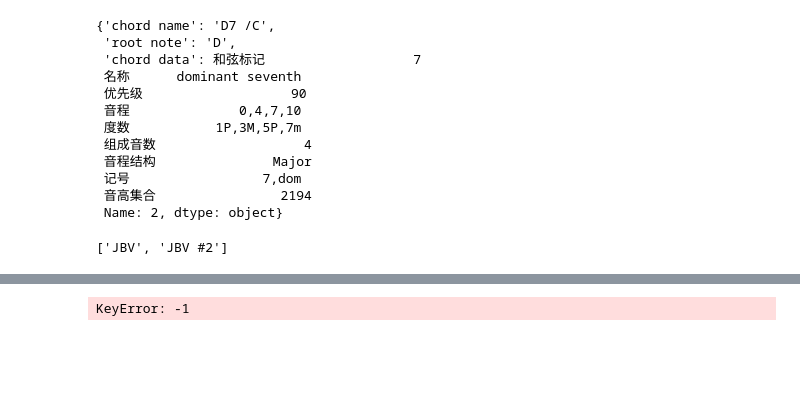
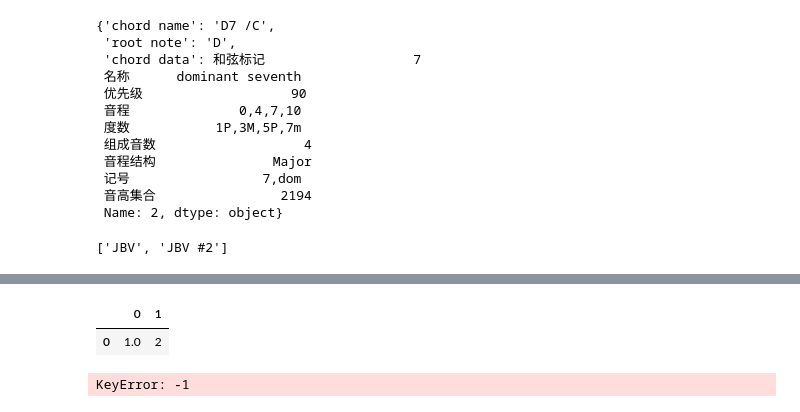
Before and after one commit to GrayFL/MelodyMachine, a Jupyter notebook: main.ipynb, the cells around one changed output, grey strips where cells are left out. Saved outputs shown, nothing was run; the diff lists cells and outputs as text; code cells hidden in the pictures; blank space fills up the shorter version.

```diff
--- a/main.ipynb
+++ b/main.ipynb
@@ -220,3 +356,9 @@ song.search_channels(['jbv'])
+# %%
+a = pd.DataFrame([[1.0,2]])
+a
+# %% [output]
+|  | 0 | 1 |
+| 0 | 1.0 | 2 |
 # %%
 model = mm.miditools.DBSCAN(eps=10, min_samples=2)
 model.fit(tmp[:, [2, 4]])
```
Also changed, not shown: parts of 17 cells of this notebook, 7 other files.
